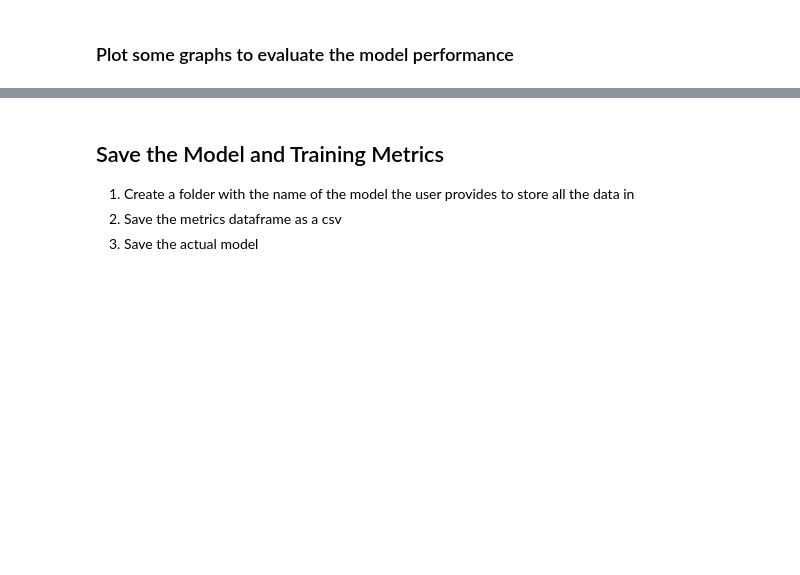
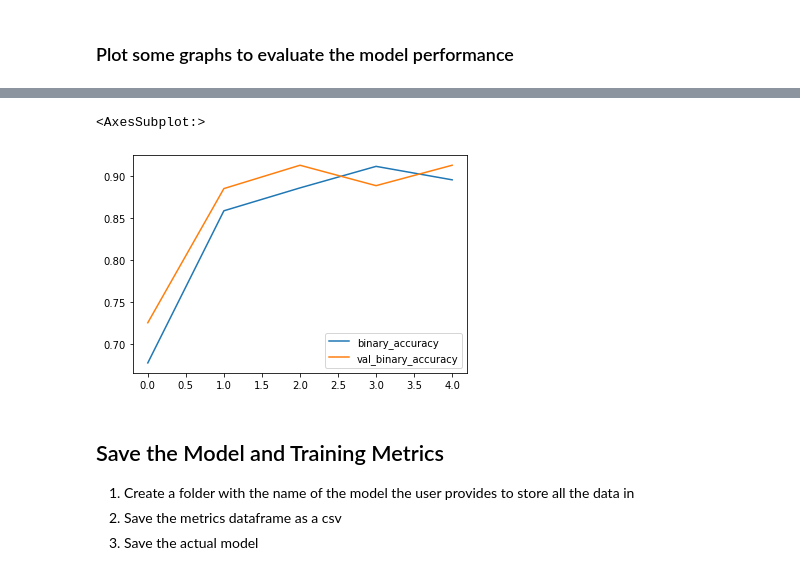
Before and after one commit to 2320sharon/Sniffer-Classifier, a Jupyter notebook: clean_sniffer_classifier.ipynb, the cells around one changed output, grey strips where cells are left out. Drawn from its saved outputs; the diff is of its cells as text; code cells hidden in the pictures; blank space fills up the shorter version.

```diff
--- a/clean_sniffer_classifier.ipynb
+++ b/clean_sniffer_classifier.ipynb
@@ -179,10 +164,18 @@ def get_training_dataframes(df):
     Splits the dataframe int a .75 and .25 training and test set respectively"""
     # Convert the sorted column to string otherwises data generators will not work
     df["Sorted"]=df["Sorted"].astype(str)
+    # Shuffle the entries in the pandas dataframe
+    shuffled_df=df.sample(frac=1,random_state=1).reset_index()
     # Split the dataframe into a train and test set into a .75 and .25 training and test set respectively
     # get the first 500 rows
-    traindf=df.iloc[:500,:]
+    # traindf=shuffled_df.iloc[:500,:]
+    traindf=shuffled_df.iloc[:740,:]
     # get the remaining rows
-    testdf=df.iloc[500:,:]
-    testdf['Sorted'].value_counts().plot(kind="bar",title='Count(target)',color=plt.cm.Paired(np.arange(len(testdf))))
+    # testdf=shuffled_df.iloc[500:,:]
+    testdf=shuffled_df.iloc[740:,:]
+    # Balance the traindf and testdf datasets
+    traindf=apply_random_oversampling(traindf)
+    testdf=apply_random_oversampling(testdf)
+    traindf.drop(['index'],axis=1,inplace=True)
+    testdf.drop(['index'],axis=1,inplace=True)
     return  traindf,testdf
@@ -260,0 +252,13 @@ target_size=img_shape)
+# %%
+
+valid_generator=train_datagen.flow_from_dataframe(
+dataframe=traindf,
+directory=dataset_path,
+x_col=x_col_name,
+y_col=y_col_name,
+subset="validation",
+batch_size=13,
+seed=42,
+shuffle=True,
+class_mode="binary",
+target_size=img_shape)
@@ -264,19 +270,23 @@ target_size=img_shape)
 Create a simple Sequential Model
 # %%
 def prepare_model():
-    metrics=[TruePositives(name='tp'),FalsePositives(name='fp'), TrueNegatives(name='tn'), FalseNegatives(name='fn'), Accuracy(name="accuracy"), Precision(name="precision"), Recall(name="recall"),AUC(name="AUC")]
+    metrics=[TruePositives(name='tp'),FalsePositives(name='fp'), TrueNegatives(name='tn'), FalseNegatives(name='fn'), BinaryAccuracy(name="BinaryAccuracy"), Precision(name="precision"), Recall(name="recall"),AUC(name="AUC")]
     model = keras.Sequential()
-    model.add(Conv2D(16,kernel_size=(3,3),padding='same',activation='relu',input_shape=img_shape+(3,)))
+    model.add(Conv2D(16,kernel_size=(3,3),activation='relu',input_shape=img_shape+(3,)))
     model.add(MaxPooling2D(pool_size=(2, 2)))
-    model.add(Conv2D(32, (3, 3),padding='same',activation='relu'))
+    model.add(Conv2D(32, (3, 3),activation='relu'))
     model.add(MaxPooling2D(pool_size=(2, 2)))
-    model.add(Conv2D(64, (3, 3),padding='same',activation='relu'))
+    model.add(Conv2D(64, (3, 3),activation='relu'))
     model.add(MaxPooling2D(pool_size=(2, 2)))
+    model.add(Conv2D(128,(3,3),activation='relu'))
+    model.add(MaxPooling2D(2,2))
+    model.add(Conv2D(128,(3,3),activation='relu'))
+    model.add(MaxPooling2D(2,2))
     model.add(Dropout(0.25))
     model.add(Flatten())
     model.add(Dense(64, activation='relu'))
     model.add(Dense(1, activation='sigmoid'))
-    model.compile(loss="binary_crossentropy",optimizer="adam",metrics=metrics) #categorical_crossentropy
+    model.compile(loss="binary_crossentropy",optimizer="adam",metrics=[BinaryAccuracy()])
     return model
 # %%
 model = prepare_model()
@@ -287,4 +315,4 @@ history=model.fit(train_generator,
                     validation_data = train_generator,
                     steps_per_epoch = train_generator.n//train_generator.batch_size,
                     validation_steps = valid_generator.n//valid_generator.batch_size,
-                    epochs=15)
+                    epochs=10)
@@ -313,3 +358,6 @@ metrics_df[["loss","val_loss"]].plot()
 # %%
-metrics_df[["accuracy","val_accuracy"]].plot()
+metrics_df[["binary_accuracy","val_binary_accuracy"]].plot()
+# %% [output]
+<AxesSubplot:>
+[figure, added]
 # %%
```
Also changed, not shown: parts of 29 cells of this notebook, 1 other file.
